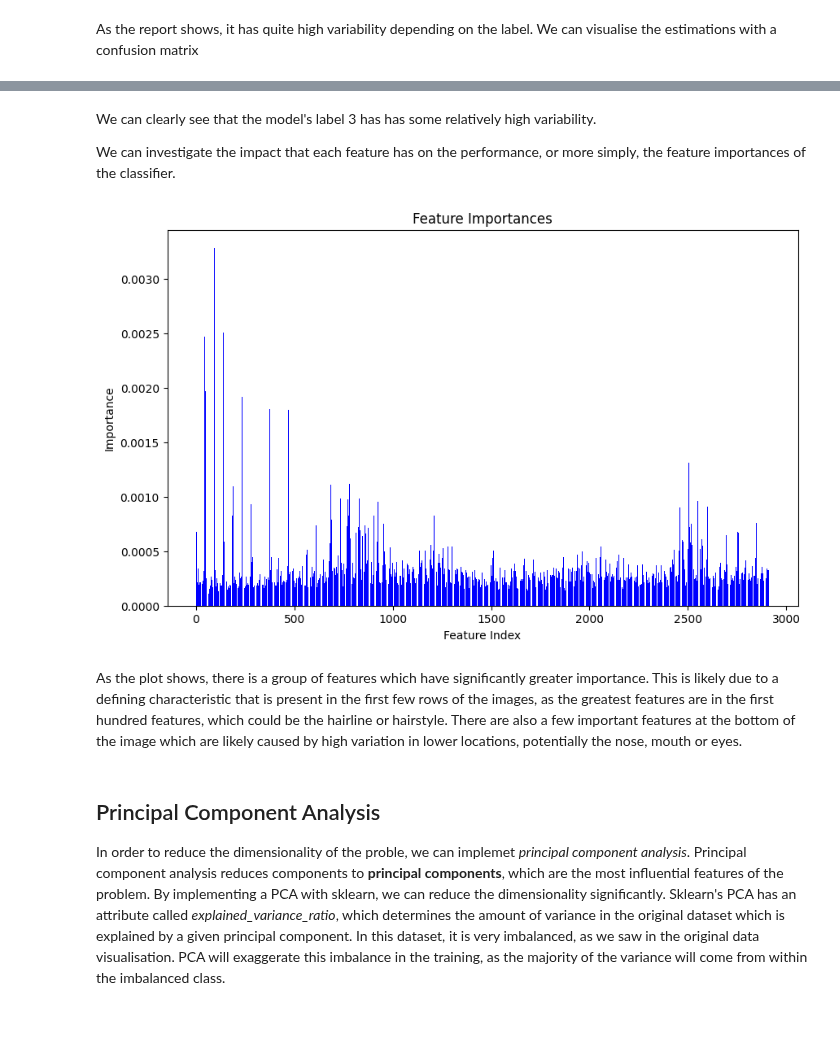
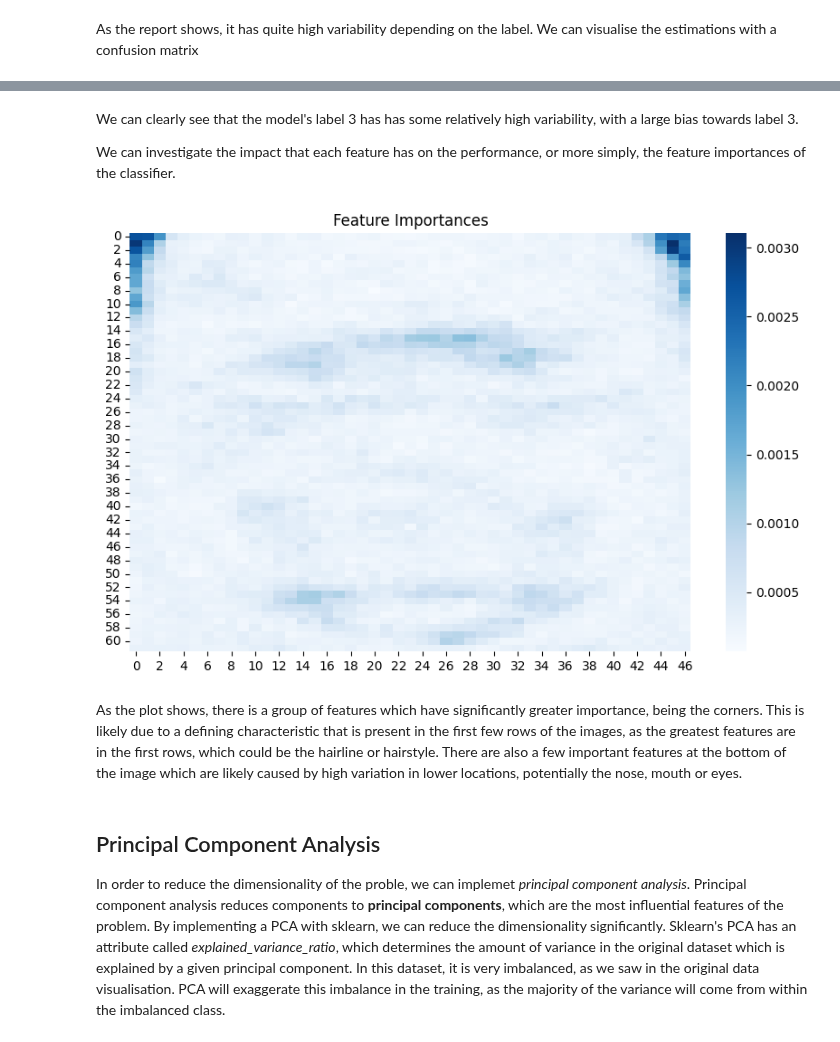
Before and after one commit to Martin-EvansUWA/ML-Project-1, a Jupyter notebook: project2/23621647_assignment2.ipynb, the cells around one changed output, grey strips where cells are left out. Saved outputs shown, nothing was run; the diff lists cells and outputs as text; code cells hidden in the pictures.

```diff
--- a/project2/23621647_assignment2.ipynb
+++ b/project2/23621647_assignment2.ipynb
@@ -437,18 +420,18 @@ plt.show()
 # %% [markdown]
-We can clearly see that the model's label 3 has has some relatively high variability.
+We can clearly see that the model's label 3 has has some relatively high variability, with a large bias towards label 3.
 
 We can investigate the impact that each feature has on the performance, or more simply, the feature importances of the classifier.
 # %%
 plt.figure(figsize=(10, 6))
-plt.bar(range(len(rf_clf.feature_importances_)), rf_clf.feature_importances_, color='blue', align='center')
-plt.xlabel('Feature Index')
-plt.ylabel('Importance')
+importance_matrix = np.array(rf_clf.feature_importances_).reshape((h,w))
+sns.heatmap(importance_matrix, cmap='Blues', annot=False)
+
 plt.title('Feature Importances')
 plt.show()
 # %% [output]
-[figure, old version]
+[figure, new version]
 # %% [markdown]
-As the plot shows, there is a group of features which have significantly greater importance. This is likely due to a defining characteristic that is present in the first few rows of the images, as the greatest features are in the first hundred features, which could be the hairline or hairstyle. There are also a few important features at the bottom of the image which are likely caused by high variation in lower locations, potentially the nose, mouth or eyes.
+As the plot shows, there is a group of features which have significantly greater importance, being the corners. This is likely due to a defining characteristic that is present in the first few rows of the images, as the greatest features are in the first rows, which could be the hairline or hairstyle. There are also a few important features at the bottom of the image which are likely caused by high variation in lower locations, potentially the nose, mouth or eyes.
 # %% [markdown]
 ## Principal Component Analysis
 
```
Also changed, not shown: parts of 15 cells of this notebook.
